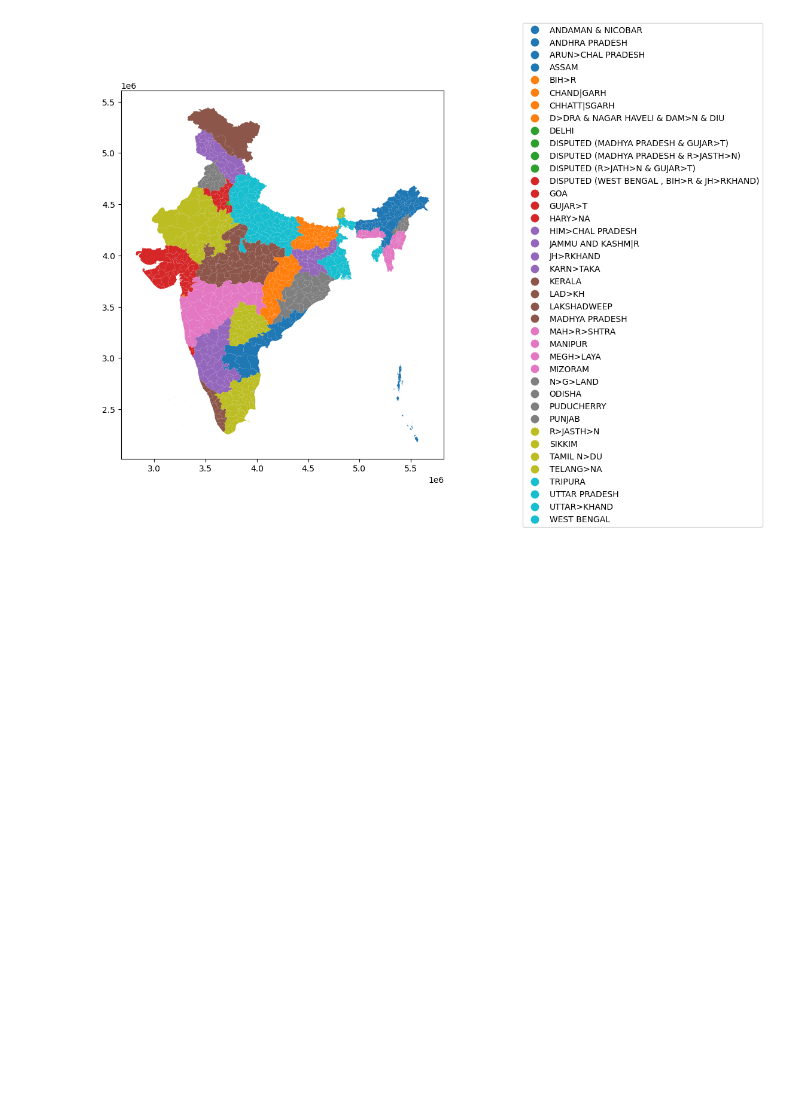
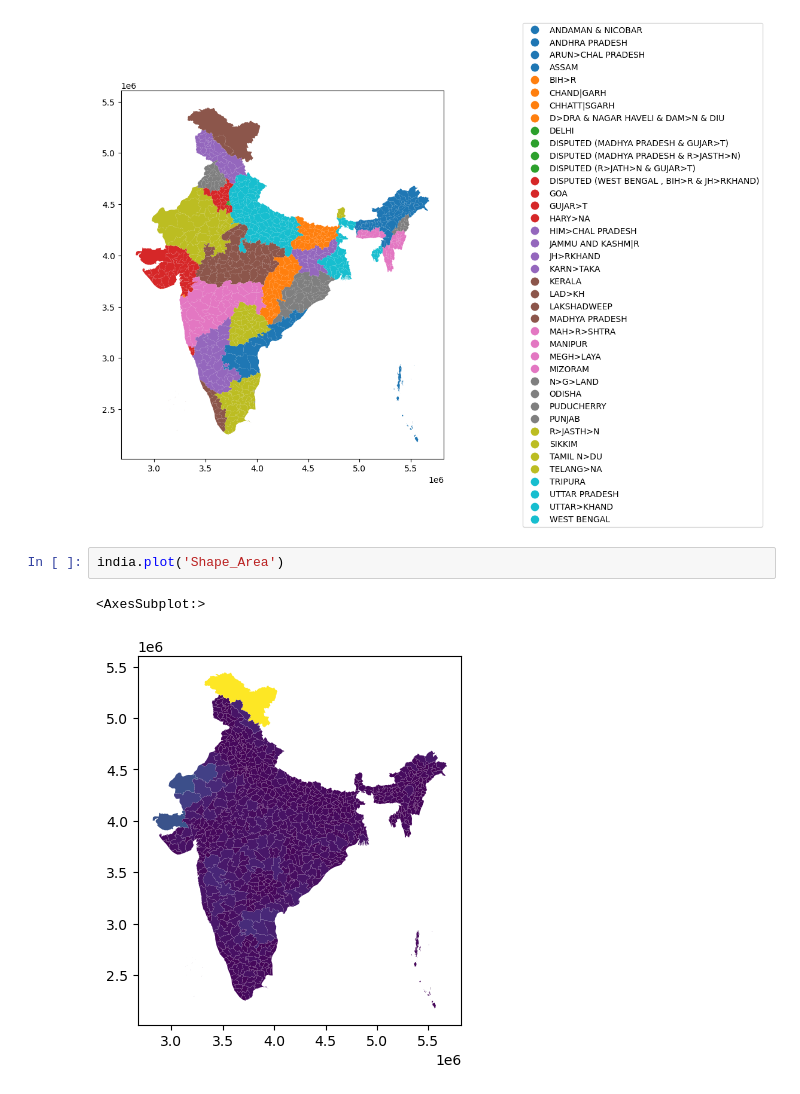
Before and after one commit to Anandpiyush21/Geospatial, a Jupyter notebook: geopandas_india_2.ipynb, the cells around one changed output. Cells and saved outputs as stored; diff of their text form; blank space fills up the shorter version.

```diff
--- a/geopandas_india_2.ipynb
+++ b/geopandas_india_2.ipynb
@@ -30,3 +30,8 @@ leg = ax.get_legend()
 leg.set_bbox_to_anchor((2,0.5))
 # %% [output]
 [figure]
+# %%
+india.plot('Shape_Area')
+# %% [output]
+<AxesSubplot:>
+[figure, added]
```
Also changed, not shown: 6 other files.
